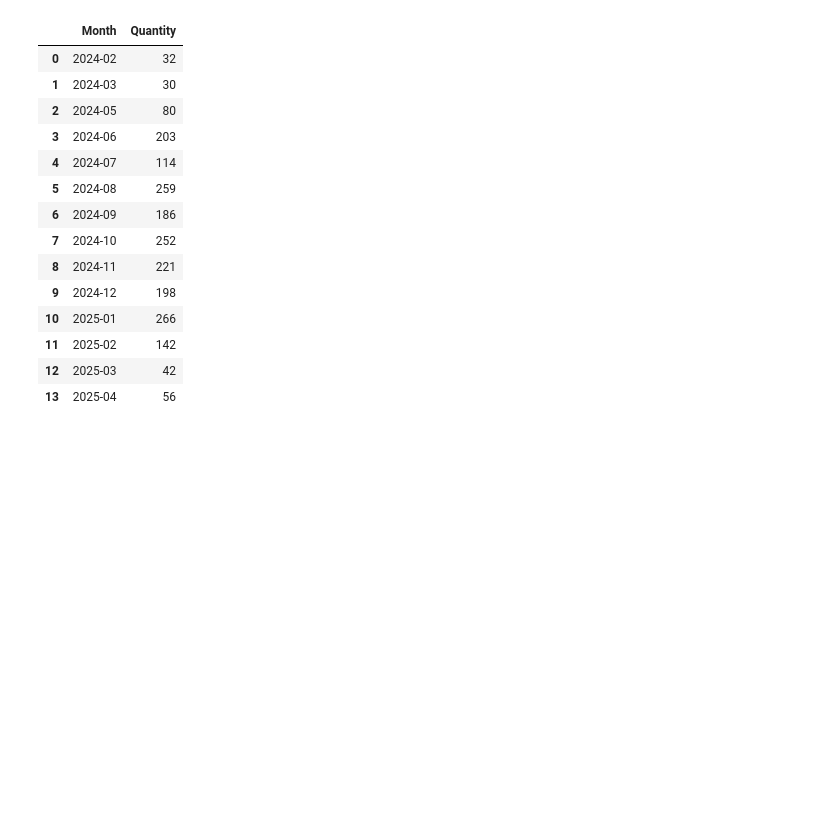
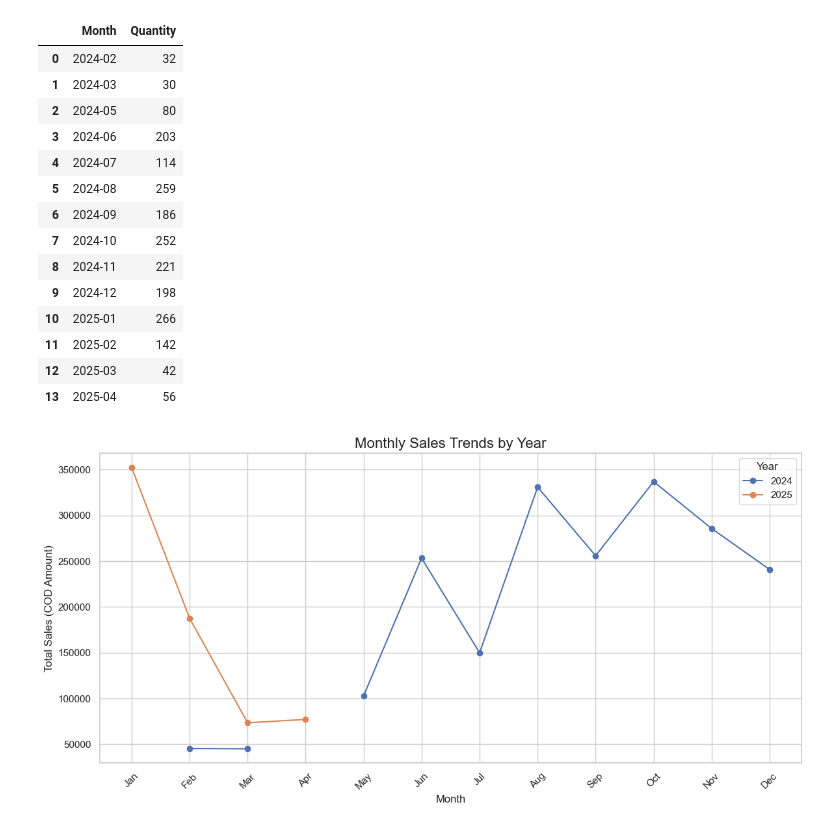
Before and after one commit to ashraful009/ML_final_project, a Jupyter notebook: sell.ipynb, the cells around one changed output. Cells and saved outputs as stored; diff of their text form; code cells hidden in the pictures; blank space fills up the shorter version.

```diff
--- a/sell.ipynb
+++ b/sell.ipynb
@@ -288,3 +318,28 @@ monthly_quantity
 | 11 | 2025-02 | 142 |
 | 12 | 2025-03 | 42 |
 | 13 | 2025-04 | 56 |
+# %%
+# Group by 'Month' and calculate total sales for each month
+df_cleaned['Year'] = df_cleaned['Created At'].dt.year
+df_cleaned['Month'] = df_cleaned['Created At'].dt.month
+monthly_sales = df_cleaned.groupby(['Year', 'Month'])['COD Amount'].sum().reset_index()
+
+# Pivot the data for better visualization
+monthly_sales_pivot = monthly_sales.pivot(index='Month', columns='Year', values='COD Amount')
+
+# Plot the data
+plt.figure(figsize=(12, 6))
+monthly_sales_pivot.plot(kind='line', marker='o', ax=plt.gca())
+plt.title("Monthly Sales Trends by Year", fontsize=16)
+plt.xlabel("Month", fontsize=12)
+plt.ylabel("Total Sales (COD Amount)", fontsize=12)
+plt.xticks(ticks=range(1, 13), labels=[
+    'Jan', 'Feb', 'Mar', 'Apr', 'May', 'Jun',
+    'Jul', 'Aug', 'Sep', 'Oct', 'Nov', 'Dec'
+], rotation=45)
+plt.legend(title="Year")
+plt.grid(True)
+plt.tight_layout()
+plt.show()
+# %% [output]
+[figure, added]
```
Also changed, not shown: parts of 21 cells of this notebook.
